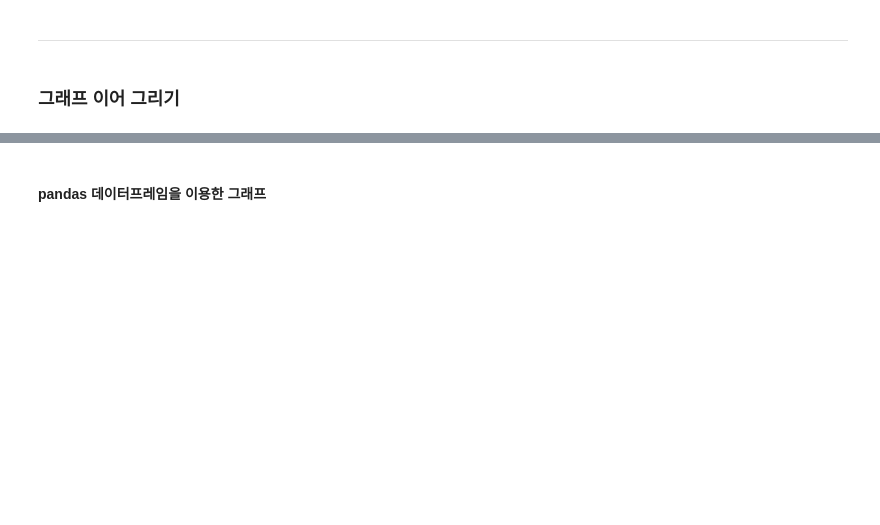
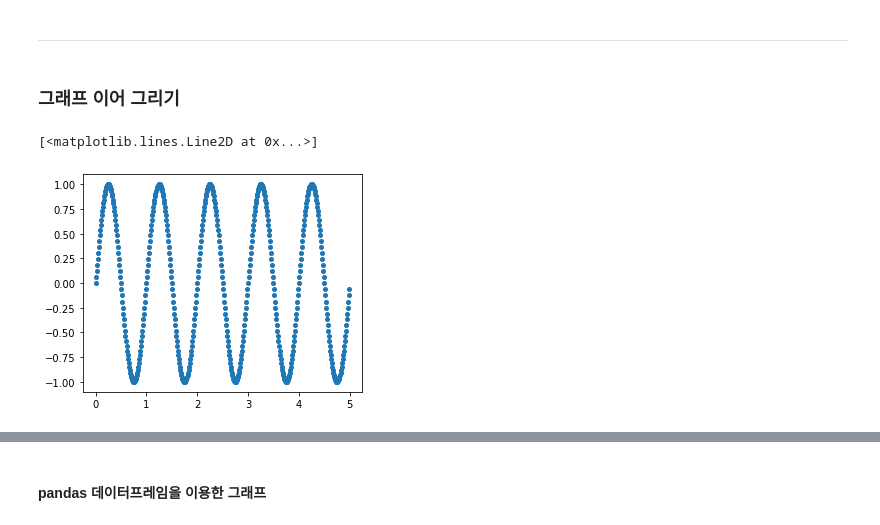
Before and after one commit to seokmin1/PDM08, a Jupyter notebook: py-pandas/pandas_4_visualizing_df.ipynb, the cells around one changed output, grey strips where cells are left out. Saved outputs shown, nothing was run; the diff lists cells and outputs as text; code cells hidden in the pictures; blank space fills up the shorter version.

```diff
--- a/py-pandas/pandas_4_visualizing_df.ipynb
+++ b/py-pandas/pandas_4_visualizing_df.ipynb
@@ -124,7 +165,10 @@ df.mean(0).plot.bar(yerr=df.std(0)) #, rot=0)
 # %%
 x1 = np.arange(0.0, 5.0, 0.01)
 y1 = np.sin(2*np.pi*x1)
-plt.figure(figsize=(10,4))
+plt.figure(figsize=(5,4))
 plt.plot(x1, y1, 'o', ms = 4)
+# %% [output]
+[<matplotlib.lines.Line2D at 0x...>]
+[figure, added]
 # %%
 x1.shape, y1.shape
```
Also changed, not shown: parts of 19 cells of this notebook.
